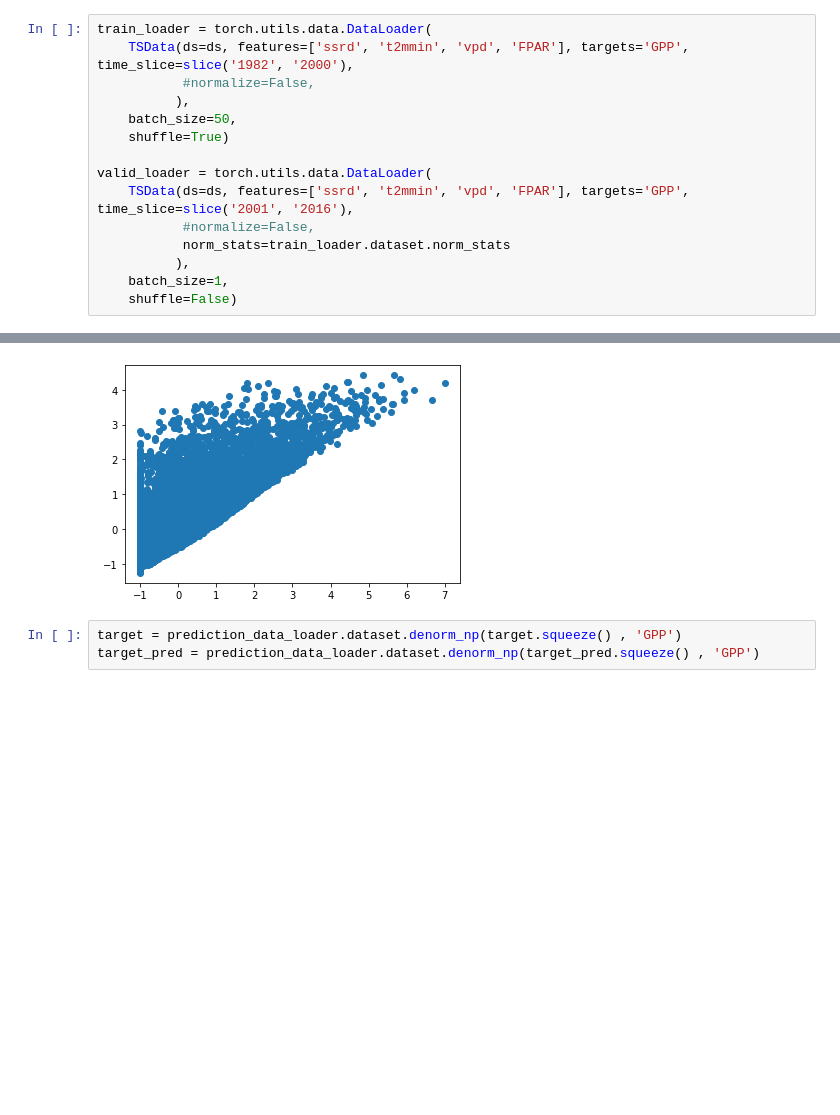
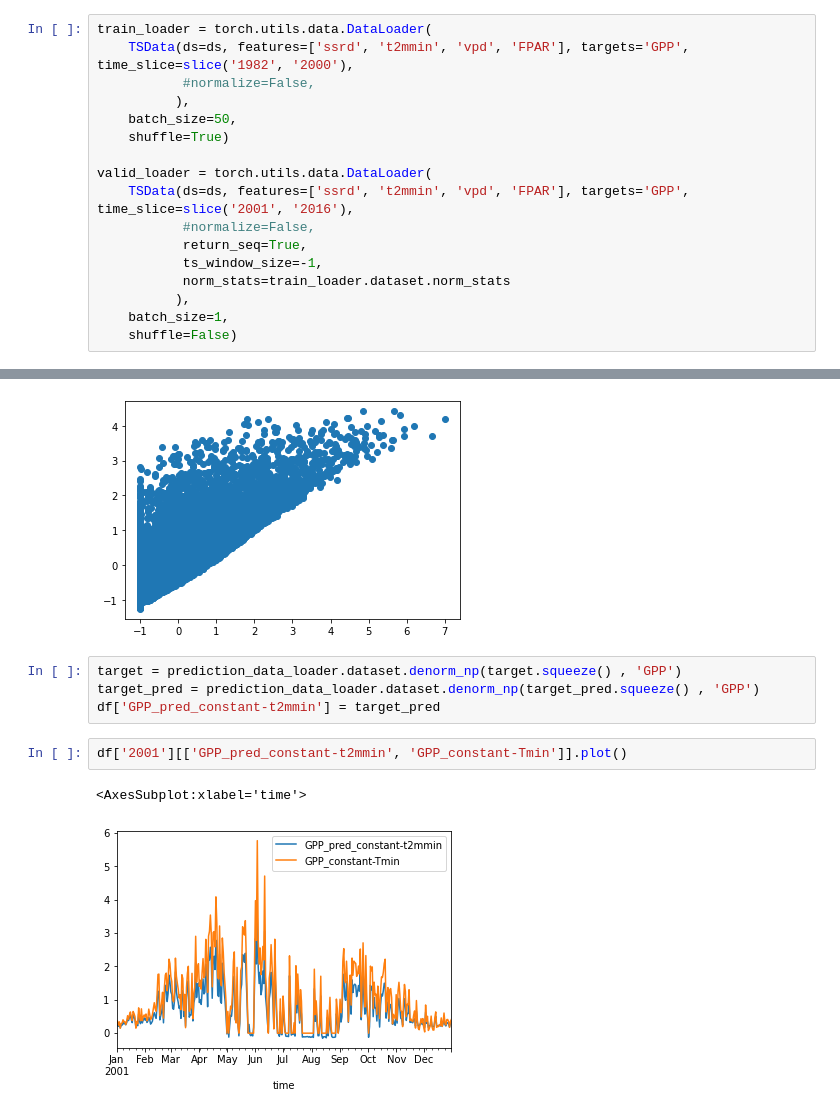
Before and after one commit to pinplex/Hackathon-Attribution, a Jupyter notebook: pytorch_utils/train_gpp_model.ipynb, the cells around one changed output, grey strips where cells are left out. Cells and saved outputs as stored; diff of their text form; blank space fills up the shorter version.

```diff
--- a/pytorch_utils/train_gpp_model.ipynb
+++ b/pytorch_utils/train_gpp_model.ipynb
@@ -42,6 +42,8 @@ train_loader = torch.utils.data.DataLoader(
 valid_loader = torch.utils.data.DataLoader(
     TSData(ds=ds, features=['ssrd', 't2mmin', 'vpd', 'FPAR'], targets='GPP', time_slice=slice('2001', '2016'),
            #normalize=False,
+           return_seq=True,
+           ts_window_size=-1,
            norm_stats=train_loader.dataset.norm_stats
           ),
     batch_size=1,
@@ -286,3 +289,9 @@ plt.scatter(target, target_pred)
 # %%
 target = prediction_data_loader.dataset.denorm_np(target.squeeze() , 'GPP')
 target_pred = prediction_data_loader.dataset.denorm_np(target_pred.squeeze() , 'GPP')
+df['GPP_pred_constant-t2mmin'] = target_pred
+# %%
+df['2001'][['GPP_pred_constant-t2mmin', 'GPP_constant-Tmin']].plot()
+# %% [output]
+<AxesSubplot:xlabel='time'>
+[figure, added]
```
Also changed, not shown: parts of 24 cells of this notebook, 1 other file.
